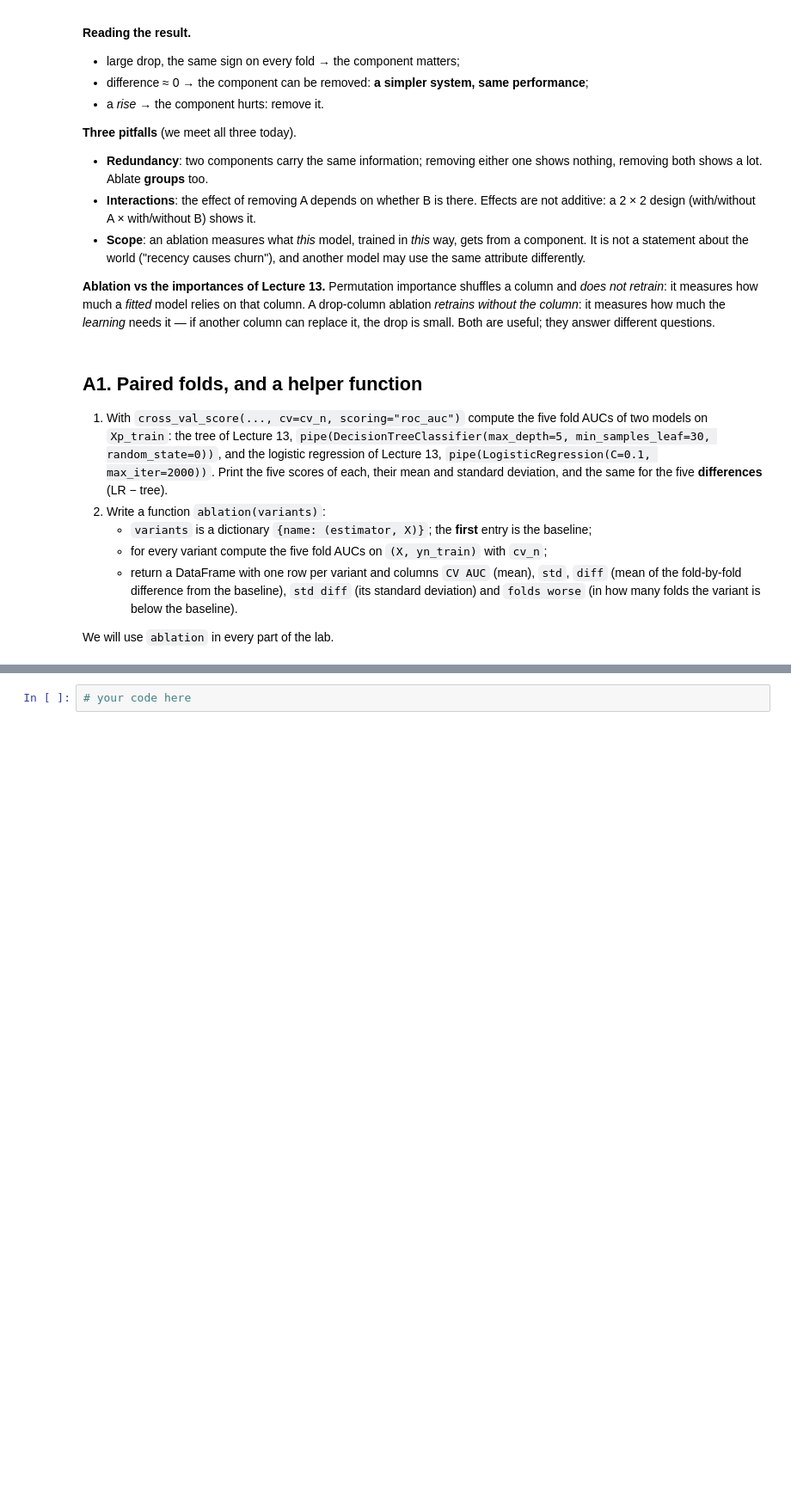
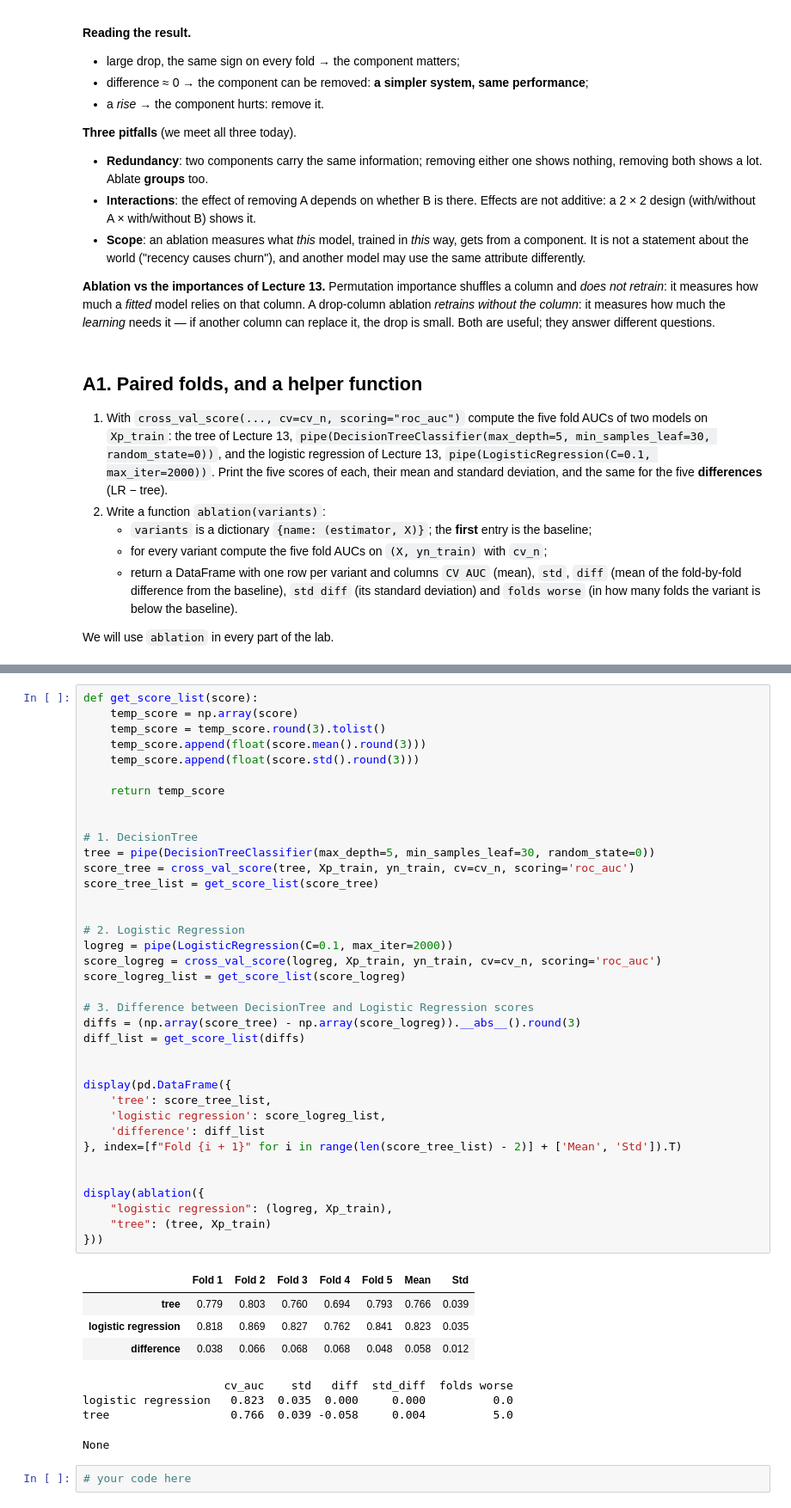
Before and after one commit to mengxian0913/MLDM_Unibo_public, a Jupyter notebook: ML_Lab/notebooks/lab05-ens/lab05-ens.ipynb, the cells around one changed output, grey strips where cells are left out. Shown at 86% size. Saved outputs shown, nothing was run; the diff lists cells and outputs as text; blank space fills up the shorter version.

```diff
--- a/ML_Lab/notebooks/lab05-ens/lab05-ens.ipynb
+++ b/ML_Lab/notebooks/lab05-ens/lab05-ens.ipynb
@@ -199,3 +223,49 @@ We will use `ablation` in every part of the lab.
+# %%
+def get_score_list(score):
+    temp_score = np.array(score)
+    temp_score = temp_score.round(3).tolist()
+    temp_score.append(float(score.mean().round(3)))
+    temp_score.append(float(score.std().round(3)))
+
+    return temp_score
+
+
+# 1. DecisionTree
+tree = pipe(DecisionTreeClassifier(max_depth=5, min_samples_leaf=30, random_state=0))
+score_tree = cross_val_score(tree, Xp_train, yn_train, cv=cv_n, scoring='roc_auc')
+score_tree_list = get_score_list(score_tree)
+
+
+# 2. Logistic Regression
+logreg = pipe(LogisticRegression(C=0.1, max_iter=2000))
+score_logreg = cross_val_score(logreg, Xp_train, yn_train, cv=cv_n, scoring='roc_auc')
+score_logreg_list = get_score_list(score_logreg)
+
+# 3. Difference between DecisionTree and Logistic Regression scores
+diffs = (np.array(score_tree) - np.array(score_logreg)).__abs__().round(3)
+diff_list = get_score_list(diffs)
+
+
+display(pd.DataFrame({
+    'tree': score_tree_list,
+    'logistic regression': score_logreg_list,
+    'difference': diff_list
+}, index=[f"Fold {i + 1}" for i in range(len(score_tree_list) - 2)] + ['Mean', 'Std']).T)
+
+
+display(ablation({
+    "logistic regression": (logreg, Xp_train),
+    "tree": (tree, Xp_train)
+}))
+# %% [output]
+|  | Fold 1 | Fold 2 | Fold 3 | Fold 4 | Fold 5 | Mean | Std |
+| tree | 0.779 | 0.803 | 0.760 | 0.694 | 0.793 | 0.766 | 0.039 |
+| logistic regression | 0.818 | 0.869 | 0.827 | 0.762 | 0.841 | 0.823 | 0.035 |
+| difference | 0.038 | 0.066 | 0.068 | 0.068 | 0.048 | 0.058 | 0.012 |
+                     cv_auc    std   diff  std_diff  folds worse
+logistic regression   0.823  0.035  0.000     0.000          0.0
+tree                  0.766  0.039 -0.058     0.004          5.0
+None
 # %%
 # your code here
 # %% [output]
```
Also changed, not shown: parts of 2 cells of this notebook.
